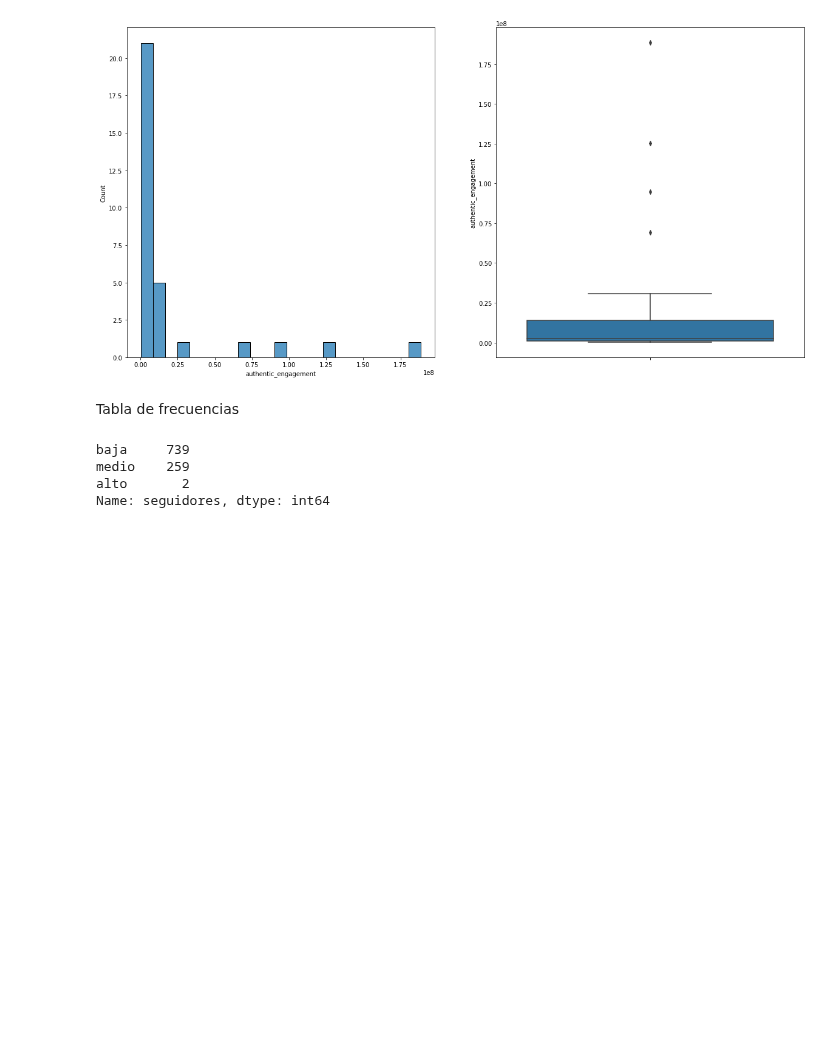
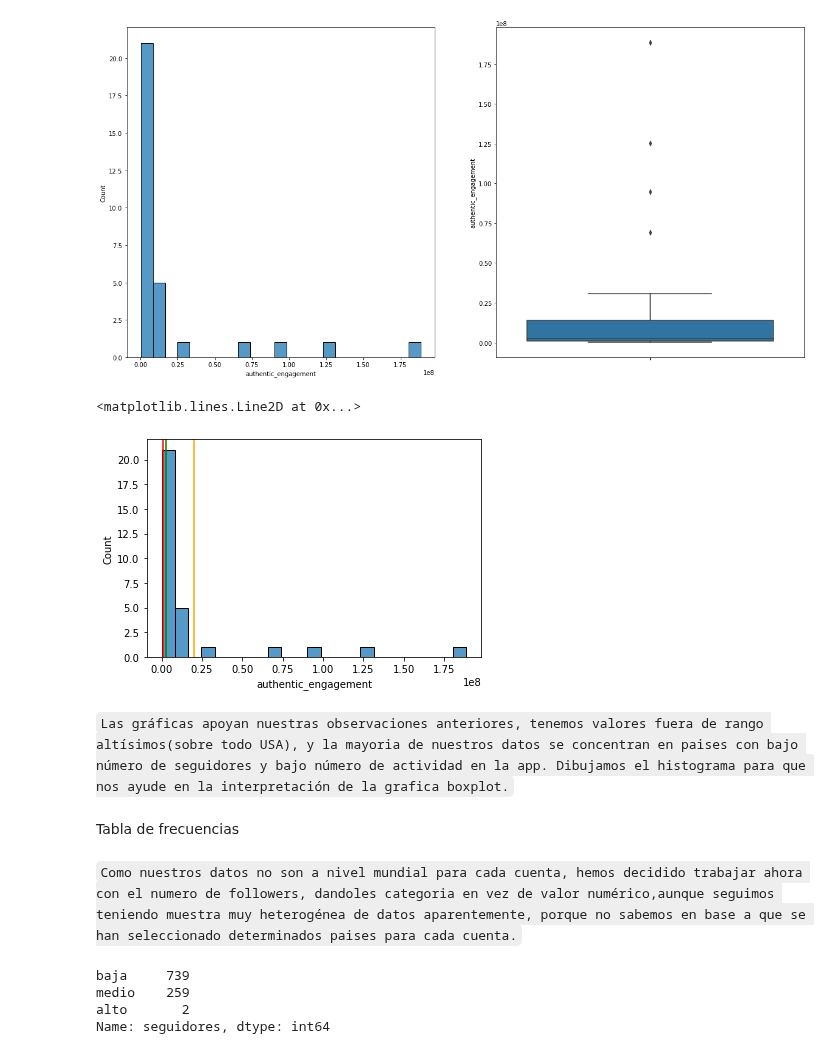
Before and after one commit to Adalab/DA_PromoC_Modulo2_Sprint1_Ana-Anahi, a Jupyter notebook: Estadistica/pp-Estadistica-II.ipynb, the cells around one changed output. Drawn from its saved outputs; the diff is of its cells as text; code cells hidden in the pictures; blank space fills up the shorter version.

```diff
--- a/Estadistica/pp-Estadistica-II.ipynb
+++ b/Estadistica/pp-Estadistica-II.ipynb
@@ -101,0 +86,3 @@ Name: authentic_engagement, dtype: float64
+# %%
+media_actividad=df2['authentic_engagement'].mean() # Calculamos la media para la variable de reacciones.
+media_actividad
@@ -101,0 +91,3 @@ Name: authentic_engagement, dtype: float64
+# %%
+mediana_actividad=df2['authentic_engagement'].median() # Calculamos la mediana para la variable de reacciones.
+mediana_actividad
@@ -122,0 +118,3 @@ df['followers'].std()
+# %%
+std_reacciones=df['authentic_engagement'].std()  #Calculamos la desviacion tipica de reacciones.
+std_reacciones
@@ -184,2 +203,13 @@ plt.show()
+# %%
+sns.histplot(x='authentic_engagement', data=df2, bins='auto')
+plt.axvline(media_actividad, color='orange')
+plt.axvline(mediana_actividad, color='green')
+plt.axvline(std_reacciones, color='red')
+# %% [output]
+<matplotlib.lines.Line2D at 0x...>
+[figure, added]
+# %% [markdown]
+`Las gráficas apoyan nuestras observaciones anteriores, tenemos valores fuera de rango altísimos(sobre todo USA), y la mayoria de nuestros datos se concentran en paises con bajo número de seguidores y bajo número de actividad en la app.
+Dibujamos el histograma para que nos ayude en la interpretación de la grafica boxplot.`
 # %% [markdown]
 Tabla de frecuencias
@@ -191 +216,3 @@ Tabla de frecuencias
+# %% [markdown]
+`Como nuestros datos no son a nivel mundial para cada cuenta, hemos decidido trabajar ahora con el numero de followers, dandoles categoria en vez de valor numérico,aunque seguimos teniendo muestra muy heterogénea de datos aparentemente, porque no sabemos en base a que se han seleccionado determinados paises para cada cuenta.`
 # %%
```
Also changed, not shown: parts of 59 cells of this notebook.
